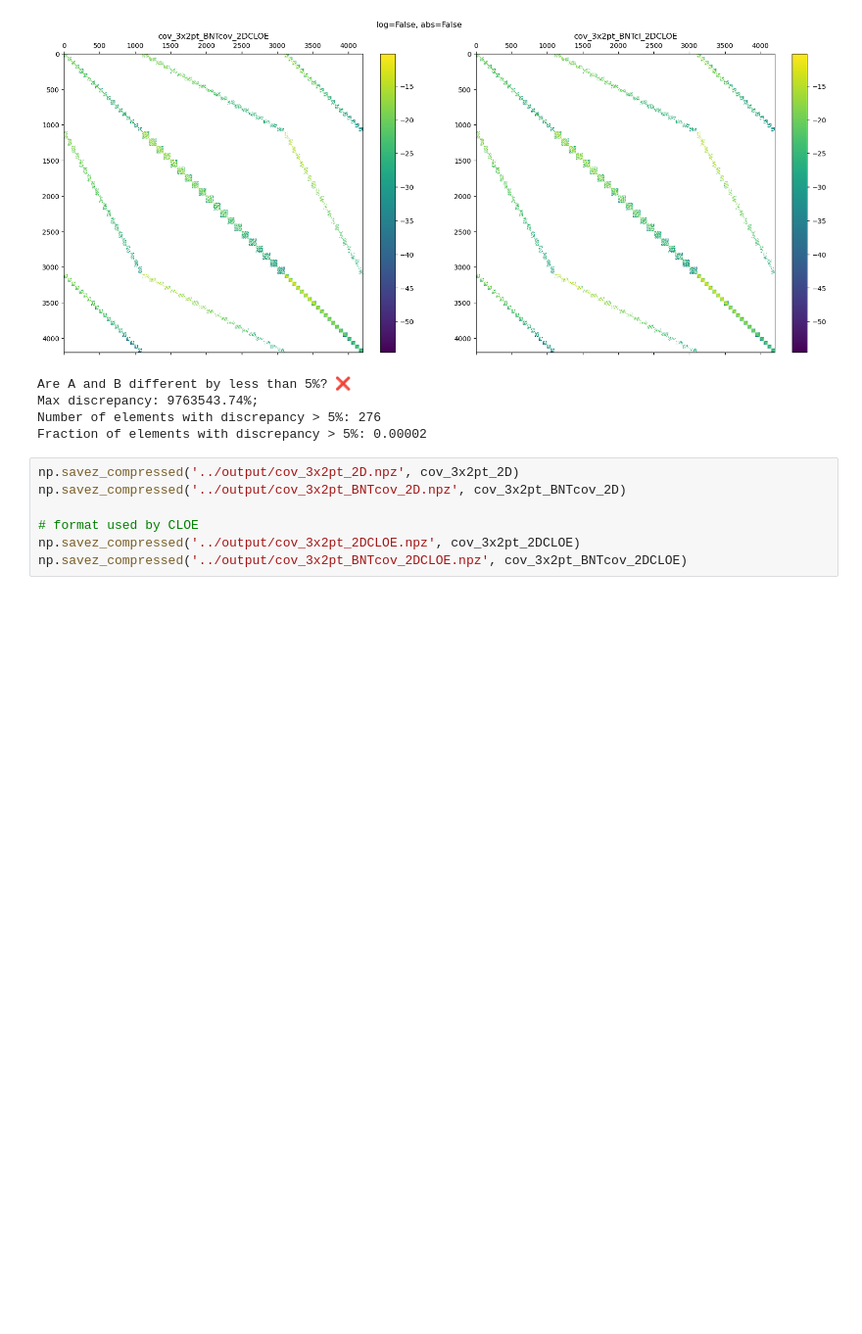
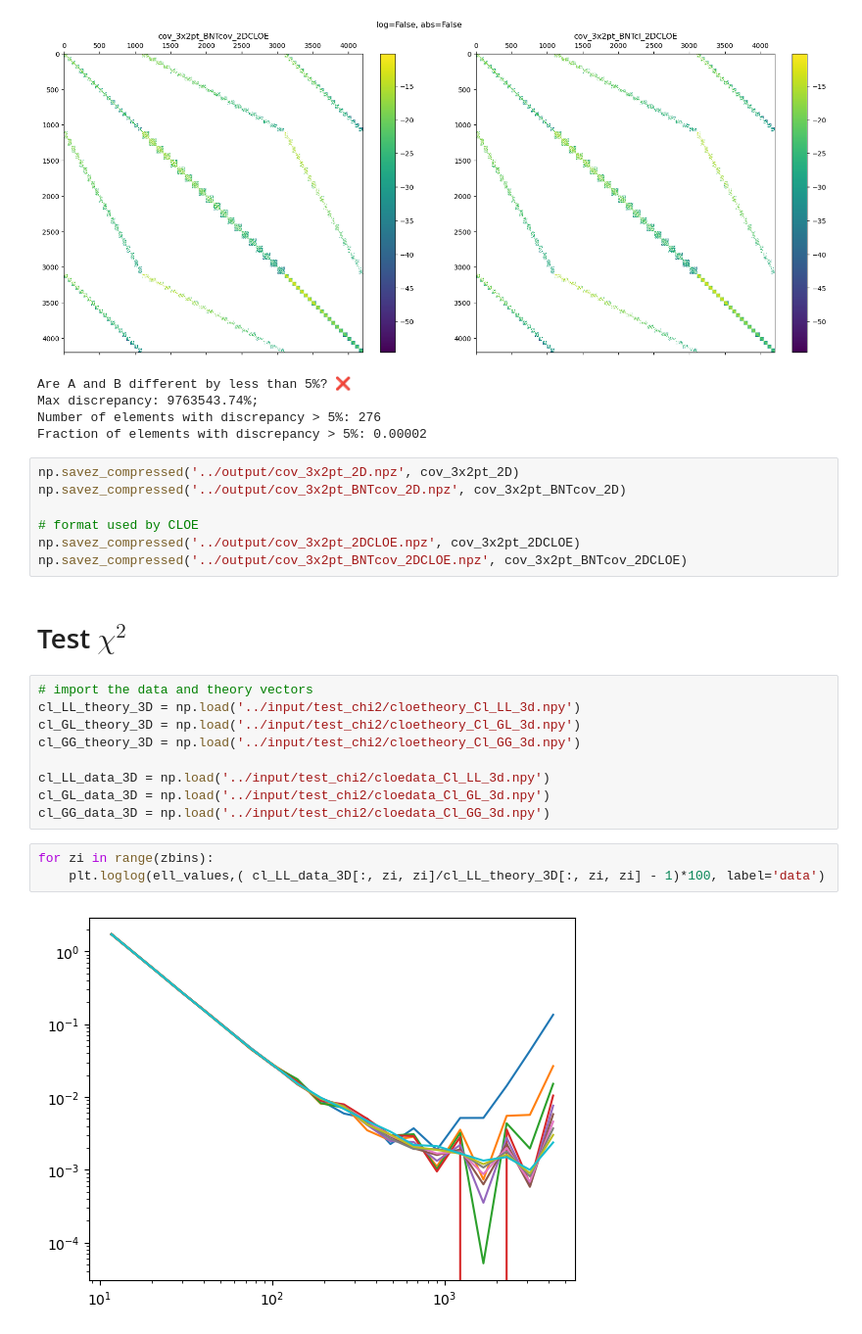
Before and after one commit to davidesciotti/cov_for_santi, a Jupyter notebook: bin/compute_transform_cov.ipynb, the cells around one changed output. Shown at 98% size. Drawn from its saved outputs; the diff is of its cells as text; blank space fills up the shorter version.

```diff
--- a/bin/compute_transform_cov.ipynb
+++ b/bin/compute_transform_cov.ipynb
@@ -221,3 +227,19 @@ np.savez_compressed('../output/cov_3x2pt_BNTcov_2D.npz', cov_3x2pt_BNTcov_2D)
 # format used by CLOE
 np.savez_compressed('../output/cov_3x2pt_2DCLOE.npz', cov_3x2pt_2DCLOE)
 np.savez_compressed('../output/cov_3x2pt_BNTcov_2DCLOE.npz', cov_3x2pt_BNTcov_2DCLOE)
+# %% [markdown]
+# Test $\chi^2$
+# %%
+# import the data and theory vectors
+cl_LL_theory_3D = np.load('../input/test_chi2/cloetheory_Cl_LL_3d.npy')
+cl_GL_theory_3D = np.load('../input/test_chi2/cloetheory_Cl_GL_3d.npy')
+cl_GG_theory_3D = np.load('../input/test_chi2/cloetheory_Cl_GG_3d.npy')
+
+cl_LL_data_3D = np.load('../input/test_chi2/cloedata_Cl_LL_3d.npy')
+cl_GL_data_3D = np.load('../input/test_chi2/cloedata_Cl_GL_3d.npy')
+cl_GG_data_3D = np.load('../input/test_chi2/cloedata_Cl_GG_3d.npy')
+# %%
+for zi in range(zbins):
+    plt.loglog(ell_values,( cl_LL_data_3D[:, zi, zi]/cl_LL_theory_3D[:, zi, zi] - 1)*100, label='data')
+# %% [output]
+[figure, added]
```
Also changed, not shown: parts of 11 cells of this notebook, 1 other file.
